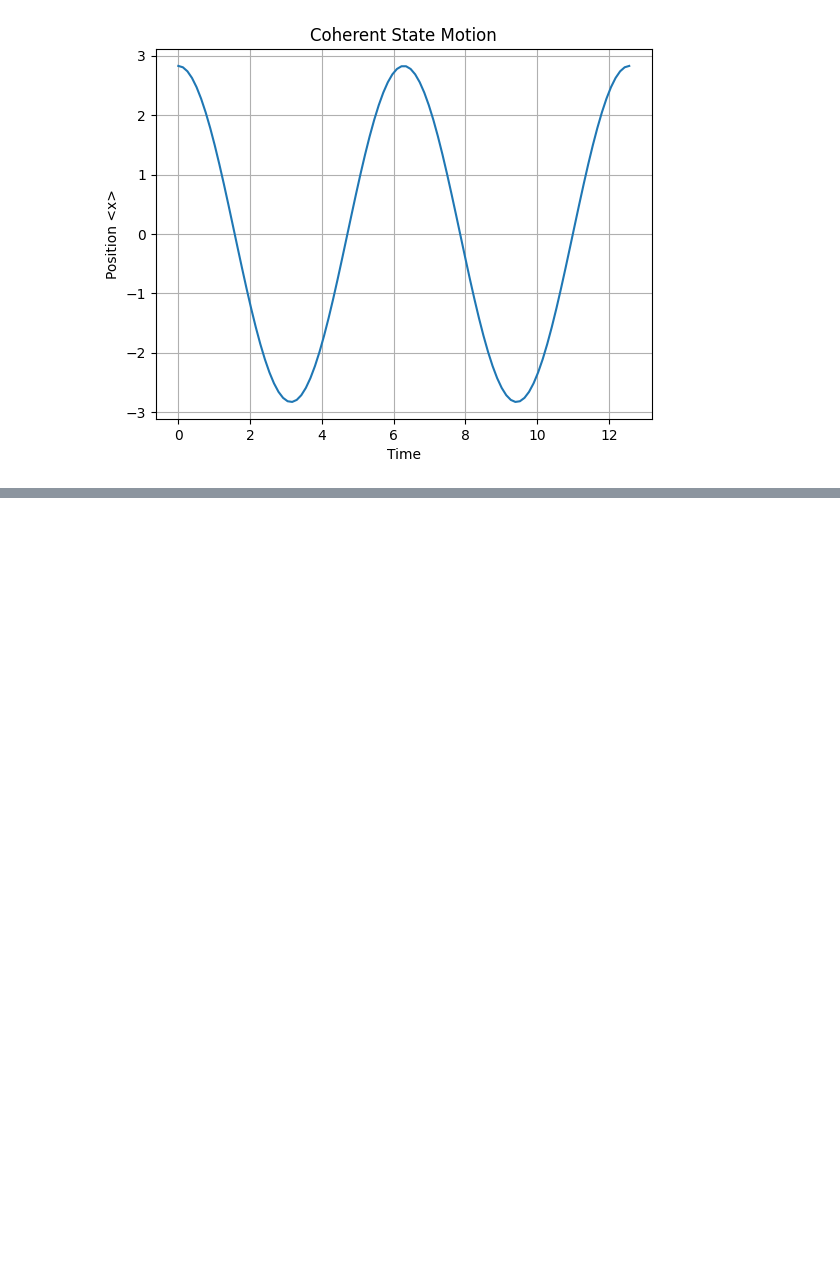
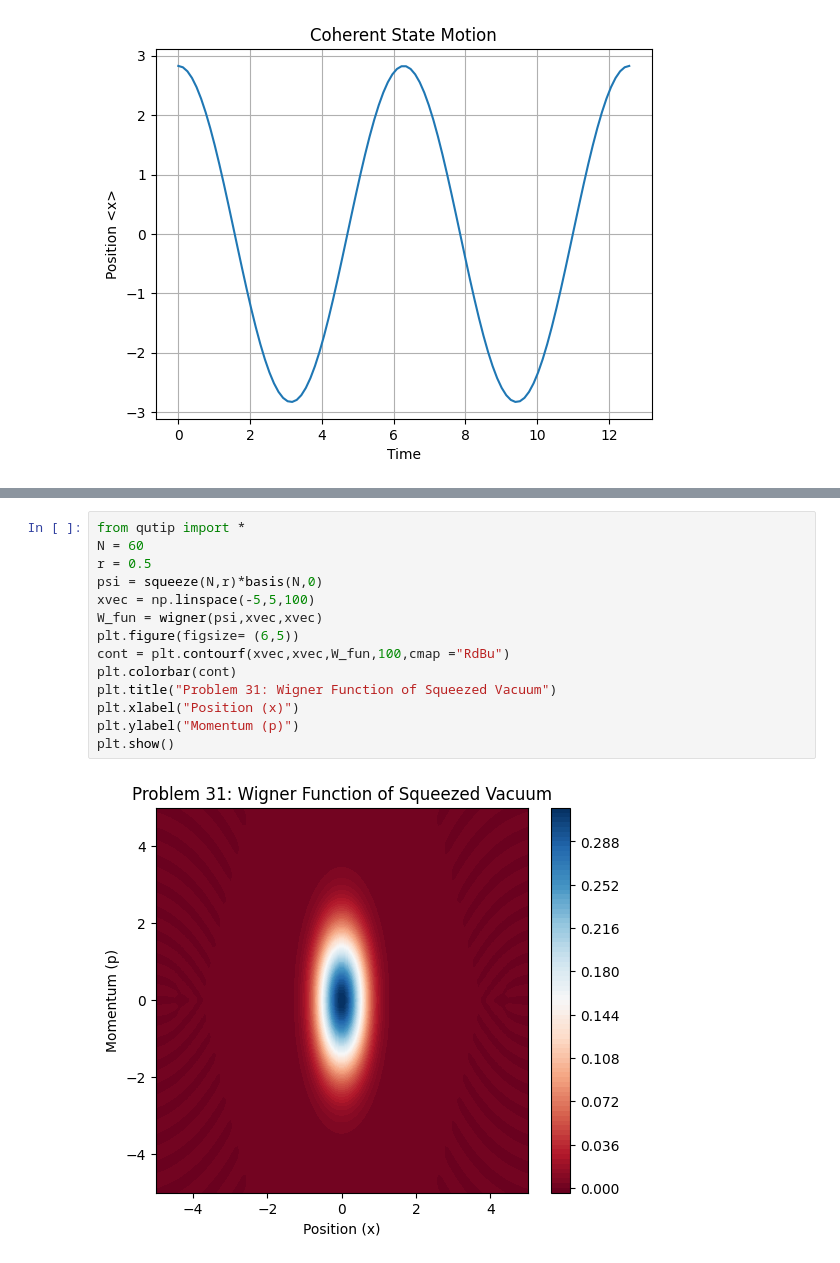
Before and after one commit to Iterium-bit/Qutip, a Jupyter notebook: 02_Unitary_Dynamics.ipynb, the cells around one changed output, grey strips where cells are left out. Saved outputs shown, nothing was run; the diff lists cells and outputs as text; blank space fills up the shorter version.

Commit message:
Upload Qutip project files

```diff
--- a/02_Unitary_Dynamics.ipynb
+++ b/02_Unitary_Dynamics.ipynb
@@ -405,0 +561,16 @@ plt.show()
+# %%
+from qutip import *
+N = 60
+r = 0.5
+psi = squeeze(N,r)*basis(N,0)
+xvec = np.linspace(-5,5,100)
+W_fun = wigner(psi,xvec,xvec)
+plt.figure(figsize= (6,5))
+cont = plt.contourf(xvec,xvec,W_fun,100,cmap ="RdBu")
+plt.colorbar(cont)
+plt.title("Problem 31: Wigner Function of Squeezed Vacuum")
+plt.xlabel("Position (x)")
+plt.ylabel("Momentum (p)")
+plt.show()
+# %% [output]
+[figure, added]
```
Also changed, not shown: parts of 13 cells of this notebook, 1 other file.
